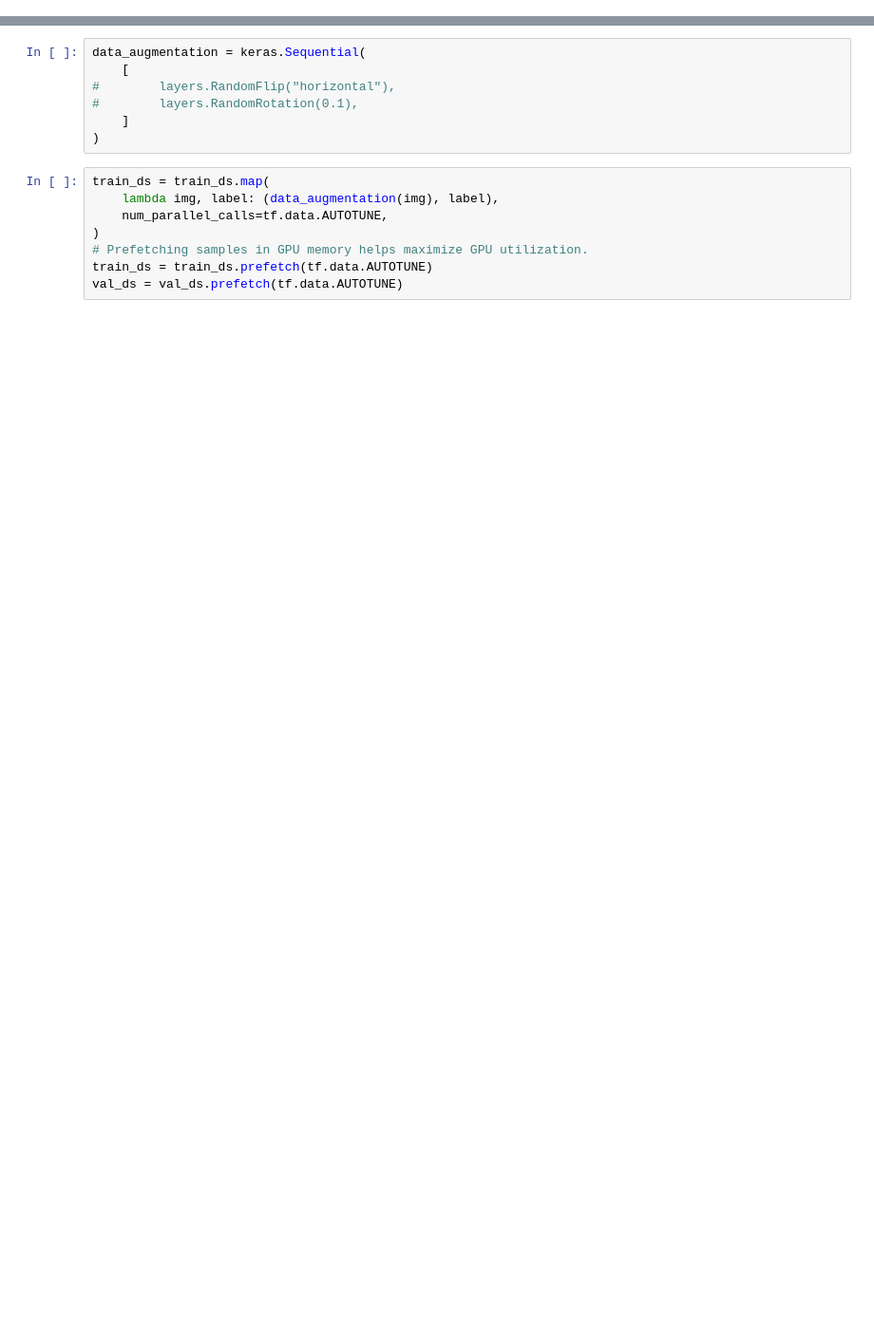
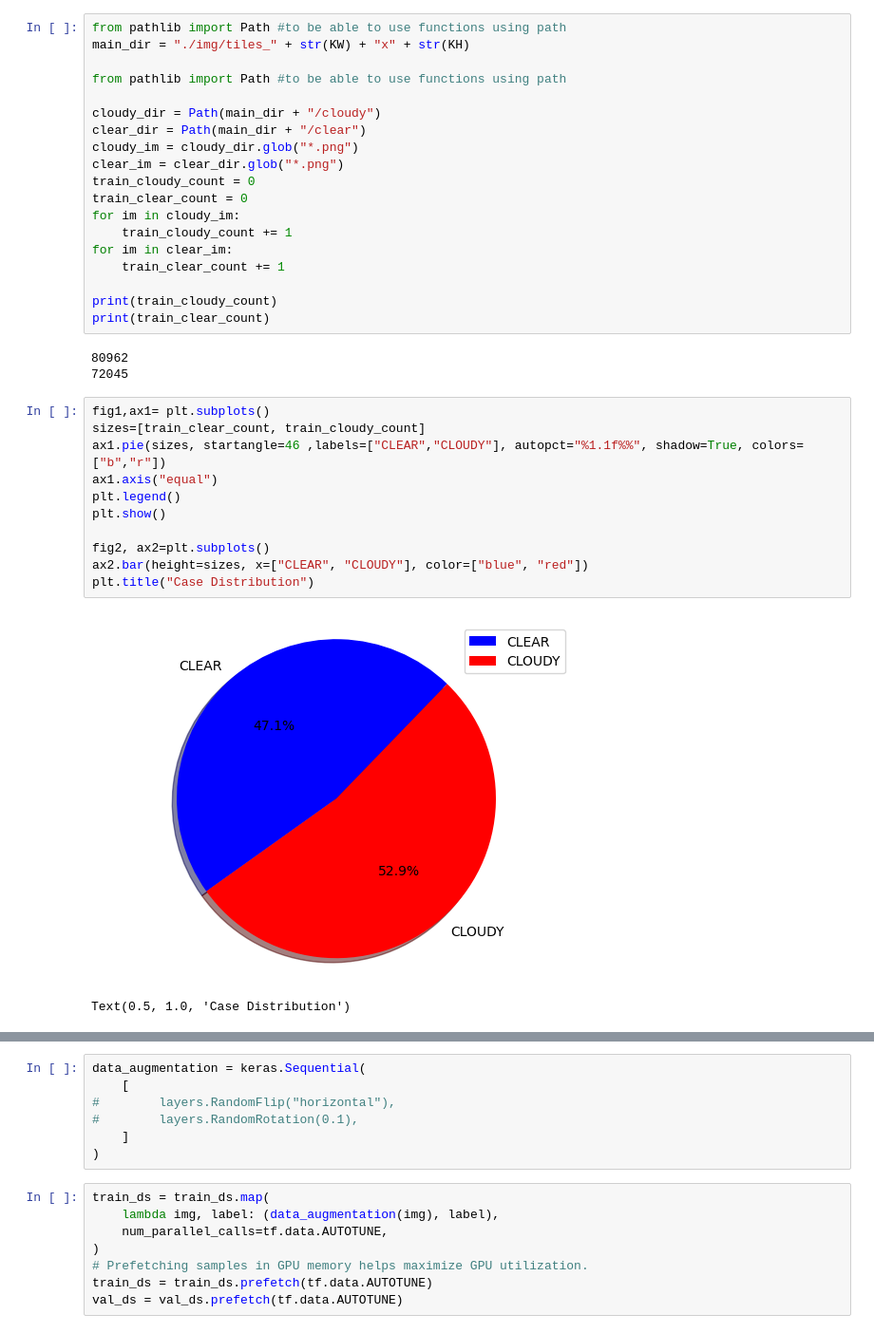
Before and after one commit to ijustdontgitit/asiva_clouds, a Jupyter notebook: heatmap2.ipynb, the cells around one changed output, grey strips where cells are left out. Shown at 95% size. Saved outputs shown, nothing was run; the diff lists cells and outputs as text; blank space fills up the shorter version.

```diff
--- a/heatmap2.ipynb
+++ b/heatmap2.ipynb
@@ -51,0 +68,36 @@ for images, labels in train_ds.take(1):
+# %%
+from pathlib import Path #to be able to use functions using path
+main_dir = "./img/tiles_" + str(KW) + "x" + str(KH)
+
+from pathlib import Path #to be able to use functions using path
+
+cloudy_dir = Path(main_dir + "/cloudy")
+clear_dir = Path(main_dir + "/clear")
+cloudy_im = cloudy_dir.glob("*.png")
+clear_im = clear_dir.glob("*.png")
+train_cloudy_count = 0
+train_clear_count = 0
+for im in cloudy_im:
+    train_cloudy_count += 1
+for im in clear_im:
+    train_clear_count += 1
+
+print(train_cloudy_count)
+print(train_clear_count)
+# %% [output]
+80962
+72045
+# %%
+fig1,ax1= plt.subplots()
+sizes=[train_clear_count, train_cloudy_count]
+ax1.pie(sizes, startangle=46 ,labels=["CLEAR","CLOUDY"], autopct="%1.1f%%", shadow=True, colors=["b","r"])
+ax1.axis("equal")
+plt.legend()
+plt.show()
+
+fig2, ax2=plt.subplots()
+ax2.bar(height=sizes, x=["CLEAR", "CLOUDY"], color=["blue", "red"])
+plt.title("Case Distribution")
+# %% [output]
+[figure, added]
+Text(0.5, 1.0, 'Case Distribution')
```
Also changed, not shown: parts of 27 cells of this notebook, 1 other file.
